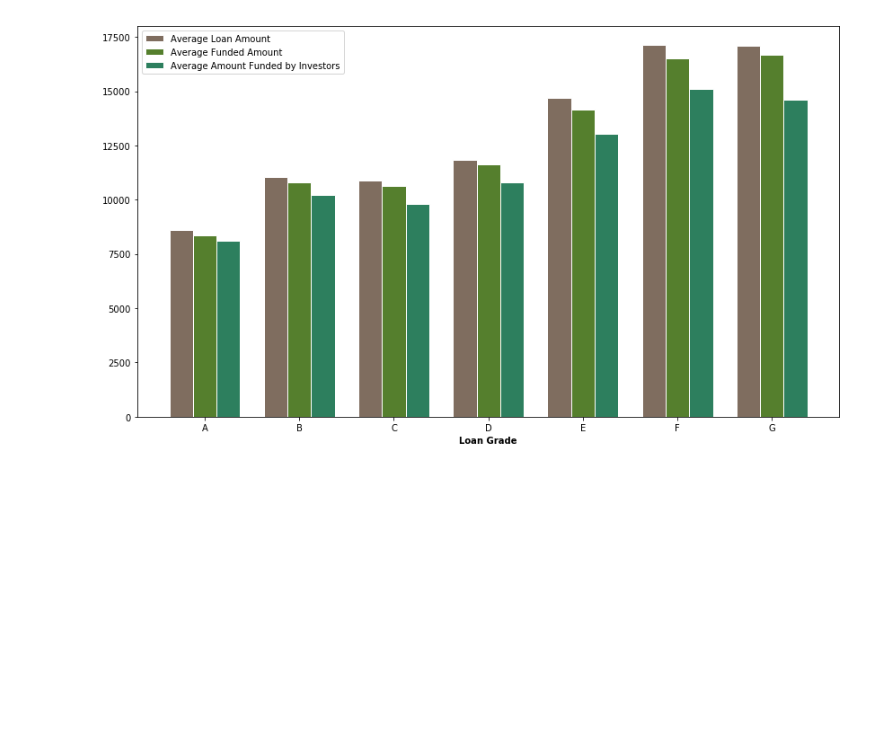
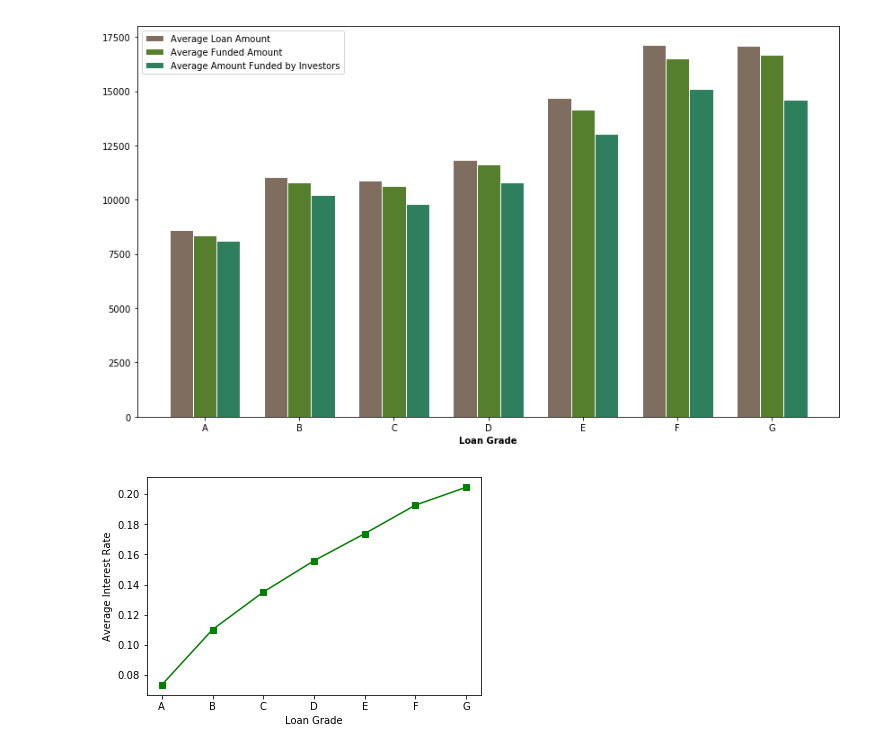
Before and after one commit to bhavenp/209A-FinalProject, a Jupyter notebook: lipika/EDA - 2007-2011 data.ipynb, the cells around one changed output. Drawn from its saved outputs; the diff is of its cells as text; code cells hidden in the pictures; blank space fills up the shorter version.

```diff
--- a/lipika/EDA - 2007-2011 data.ipynb
+++ b/lipika/EDA - 2007-2011 data.ipynb
@@ -84,3 +81,12 @@ plt.legend()
 plt.show()
 # %% [output]
 [figure]
+# %%
+x_p = np.linspace(1,7,7)
+plt.plot(x_p,grade_groupby.int_rate, '-s', c = 'g')
+plt.xticks(x_p, grade_groupby.index.tolist())
+plt.xlabel('Loan Grade')
+plt.ylabel('Average Interest Rate')
+plt.show()
+# %% [output]
+[figure, added]
```
Also changed, not shown: parts of 2 cells of this notebook.
